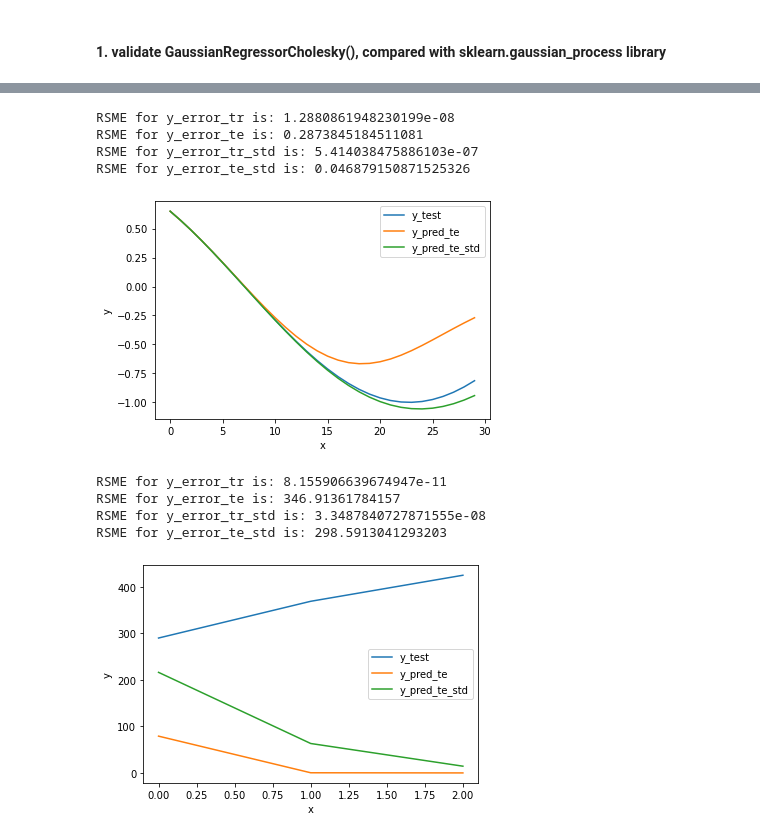
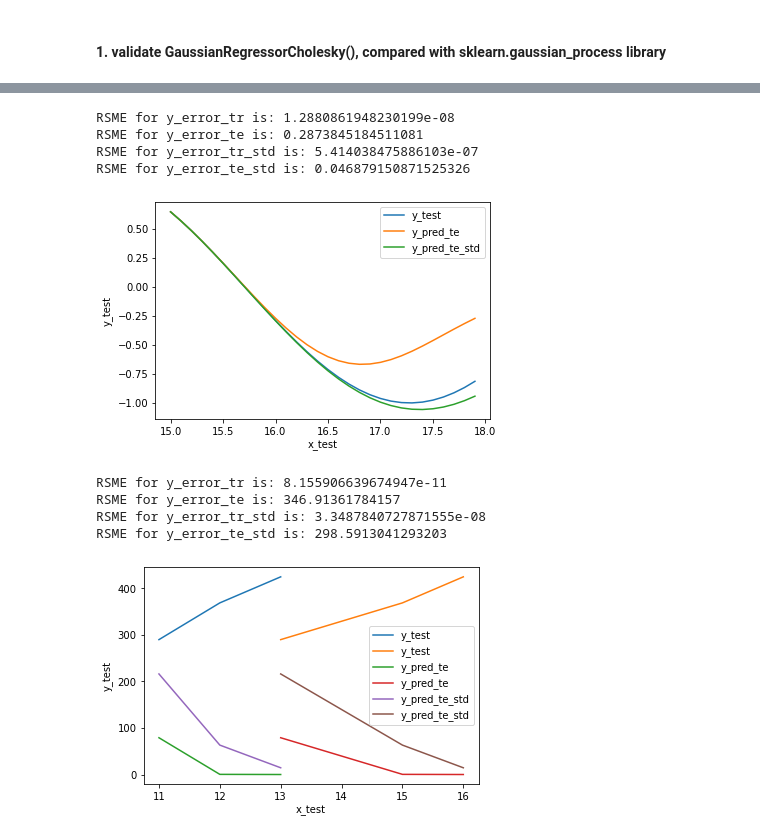
Before and after one commit to genggeng88/ML_regression, a Jupyter notebook: GaussianRegression_gq.ipynb, the cells around one changed output, grey strips where cells are left out. Drawn from its saved outputs; the diff is of its cells as text; code cells hidden in the pictures.

```diff
--- a/GaussianRegression_gq.ipynb
+++ b/GaussianRegression_gq.ipynb
@@ -549,5 +411,5 @@ Increase the number of iterations (max_iter) or scale the data as shown in:
 # %%
-# sin dataset of x and y=sine(x)
+# sin dataset of x and y=sin(x)
 x = cp.arange(-15,15,0.1)
 n = x.shape[0]
 x = x.reshape(n,1)
@@ -560,88 +422,30 @@ x_test = x_test.reshape(m,1)
 y_test = cp.array(cp.sin(x_test)).reshape(m,1)
 dy_text = cp.array(cp.cos(x_test)).reshape(m,1)
 
-gr.fit(cp.array(x),cp.array(y))
-y_pred_tr, cov_, std_ = gr.predict(cp.array(x))
-y_pred_te, cov, std = gr.predict(cp.array(x_test))
-
-gp_std.fit(x.get(), y.get())
-y_pred_tr_std = gp_std.predict(x.get())
-y_pred_te_std = gp_std.predict(x_test.get())
-
-y_error_tr = RMSE(cp.array(y), cp.array(y_pred_tr))
-y_error_te = RMSE(cp.array(y_test), cp.array(y_pred_te))
-y_error_tr_std = RMSE(cp.array(y), cp.array(y_pred_tr_std))
-y_error_te_std = RMSE(cp.array(y_test), cp.array(y_pred_te_std))
-
-print('RSME for y_error_tr is: ' + str(y_error_tr))
-print('RSME for y_error_te is: ' + str(y_error_te))
-print('RSME for y_error_tr_std is: ' + str(y_error_tr_std))
-print('RSME for y_error_te_std is: ' + str(y_error_te_std))
-
-# Plot the lines
-plt.plot(y_test.get(), label='y_test')
-plt.plot(y_pred_te.get(), label='y_pred_te')
-plt.plot(y_pred_te_std, label='y_pred_te_std')
-
-# Add legend and labels
-plt.legend()
-plt.xlabel('x')
-plt.ylabel('y')
-
-# Show the plot
-plt.show()
+compare(x, y, x_test, y_test)
 # %% [output]
 RSME for y_error_tr is: 1.2880861948230199e-08
 RSME for y_error_te is: 0.2873845184511081
 RSME for y_error_tr_std is: 5.414038475886103e-07
 RSME for y_error_te_std is: 0.046879150871525326
-[figure, old version]
+[figure, new version]
 # %%
 # d=2 and y = x[0]^2 + x[1]^2
 x = cp.array([[0,2],[1,3],[2,4],[3,5],[4,6],[5,7],[6,8],[7,9],[8,10],[9,11],[10,12]])
 y = cp.array(x[:,0]**2 + x[:,1]**2)
 dy = cp.column_stack((2*x[:,0], 2*x[:,1]))
 
 x_test = cp.array([[11,13],[12,15],[13,16]])
 y_test = cp.array(x_test[:,0]**2 + x_test[:,1]**2)
 dy_test = cp.column_stack((2*x_test[:,0], 2*x_test[:,1]))
 
-gr.fit(cp.array(x),cp.array(y))
-y_pred_tr, cov_, std_ = gr.predict(cp.array(x))
-y_pred_te, cov, std = gr.predict(cp.array(x_test))
-
-gp_std.fit(x.get(), y.get())
-y_pred_tr_std = gp_std.predict(x.get())
-y_pred_te_std = gp_std.predict(x_test.get())
-
-y_error_tr = RMSE(cp.array(y), cp.array(y_pred_tr))
-y_error_te = RMSE(cp.array(y_test), cp.array(y_pred_te))
-y_error_tr_std = RMSE(cp.array(y), cp.array(y_pred_tr_std))
-y_error_te_std = RMSE(cp.array(y_test), cp.array(y_pred_te_std))
-
-print('RSME for y_error_tr is: ' + str(y_error_tr))
-print('RSME for y_error_te is: ' + str(y_error_te))
-print('RSME for y_error_tr_std is: ' + str(y_error_tr_std))
-print('RSME for y_error_te_std is: ' + str(y_error_te_std))
-
-# Plot the lines
-plt.plot(y_test.get(), label='y_test')
-plt.plot(y_pred_te.get(), label='y_pred_te')
-plt.plot(y_pred_te_std, label='y_pred_te_std')
-
-# Add legend and labels
-plt.legend()
-plt.xlabel('x')
-plt.ylabel('y')
-
-# Show the plot
-plt.show()
+compare(x, y, x_test, y_test)
 # %% [output]
 RSME for y_error_tr is: 8.155906639674947e-11
 RSME for y_error_te is: 346.91361784157
 RSME for y_error_tr_std is: 3.3487840727871555e-08
 RSME for y_error_te_std is: 298.5913041293203
-[figure, old version]
+[figure, new version]
 # %%
 import numpy as np
 
```
Also changed, not shown: parts of 7 cells of this notebook, 1 other file.
